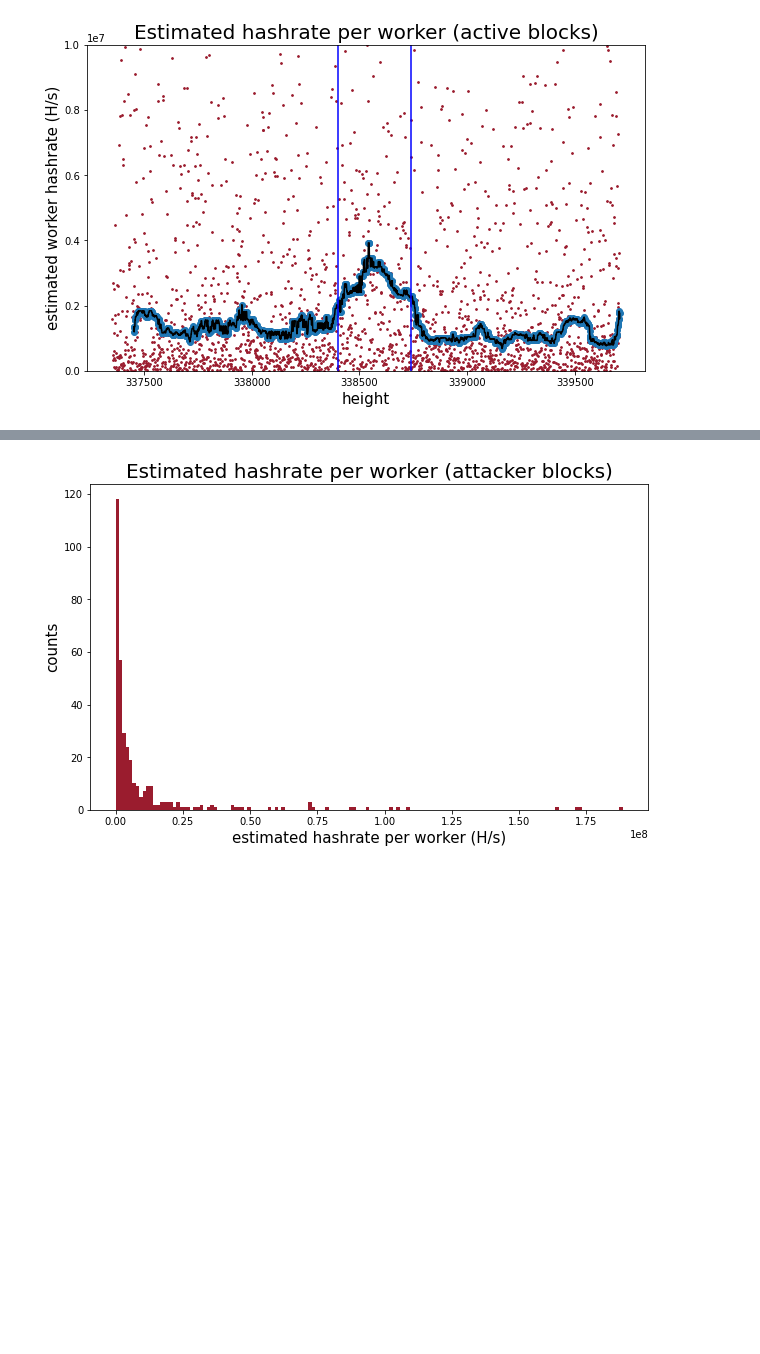
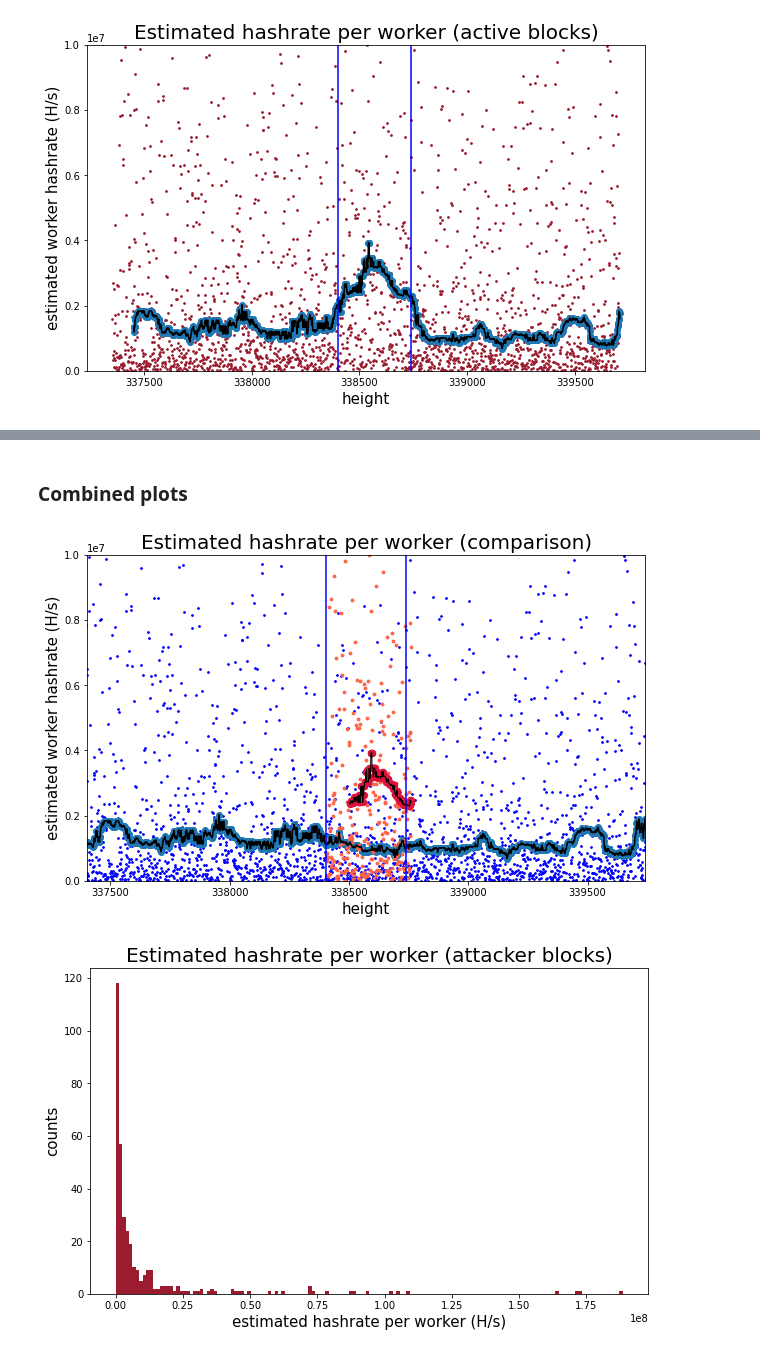
Before and after one commit to Mitchellpkt/firo-forensics, a Jupyter notebook: analysis/jupyter-python-firo-forensics.ipynb, the cells around one changed output, grey strips where cells are left out. Drawn from its saved outputs; the diff is of its cells as text; code cells hidden in the pictures; blank space fills up the shorter version.

Commit message:
adds combined plots (pending legend)

```diff
--- a/analysis/jupyter-python-firo-forensics.ipynb
+++ b/analysis/jupyter-python-firo-forensics.ipynb
@@ -319,4 +324,39 @@ Mean worker hashrate for honest blocks: 5516971.347457685
 [figure]
+# %% [markdown]
+### Combined plots
+# %%
+rolling_average_width = 100
+# First plot the honest blocks
+honest_blocks_df = control_blocks.append(abandoned_blocks)
+honest_blocks_df = honest_blocks_df.sort_values(by='height', ascending=True)
+honest_heights = list(control_blocks['height'])
+honest_blocks_df['discovery_time'] = honest_blocks_df['time'].diff()
+honest_blocks_df['estimated_hashes_per_sec'] = honest_blocks_df['nonce']  / honest_blocks_df['discovery_time']
+isli.scatter(honest_blocks_df['height'][1::]-rolling_average_width/2, honest_blocks_df['estimated_hashes_per_sec'][1::],
+             rollingMedianBinWidth=rolling_average_width, xlabel='height', ylabel='estimated worker hashrate (H/s)', markercolor='b',
+             figsize=(10,6), title='Estimated hashrate per worker (comparison)', yscale='linear', ylim=(0, 1e7))
+plt.axvline(x=min(attack_blocks['height']), color='b')
+plt.axvline(x=max(attack_blocks['height']), color='b')
+np.nanmedian(honest_blocks_df['estimated_hashes_per_sec'])
+xlim_width = 1000
+plt.xlim((first_attack_block-xlim_width,last_attack_block+xlim_width));
+
+# Now add the attacker blocks
+plt.scatter(attacker_blocks_df['height'][1::], attacker_blocks_df['estimated_hashes_per_sec'][1::], color='tomato', s = 8)
+temporaryDataFrame = pd.DataFrame()
+temporaryDataFrame['xData'] = attacker_blocks_df['height'][1::]
+temporaryDataFrame['yData'] = attacker_blocks_df['estimated_hashes_per_sec'][1::]
+temporaryDataFrame.sort_values(by='xData', ascending=True, inplace=True)
+trace = plt.scatter(temporaryDataFrame.xData,
+                    temporaryDataFrame['yData'].rolling(rolling_average_width).median(),
+                    color='crimson', s=40)
+trace = plt.plot(temporaryDataFrame.xData, temporaryDataFrame['yData'].rolling(rolling_average_width).median(),
+         color='k',linewidth=1)
+#thisString = thisKey + ' (rolling median, bin width = ' + str(rolling_average_width) + ')'
+#legendHandles.append(trace)
+#legendStrings.append(thisString)
+# %% [output]
+[figure, added]
 # %%
 without_outliers_df = attacker_blocks_df[attacker_blocks_df['estimated_hashes_per_sec'] < 2e8]
 isli.hist(without_outliers_df['estimated_hashes_per_sec'][1::], xlabel='estimated hashrate per worker (H/s)', ylabel='counts',color=firo_red_array, figsize=(10,6), title='Estimated hashrate per worker (attacker blocks)');
```
Also changed, not shown: parts of 4 cells of this notebook.
